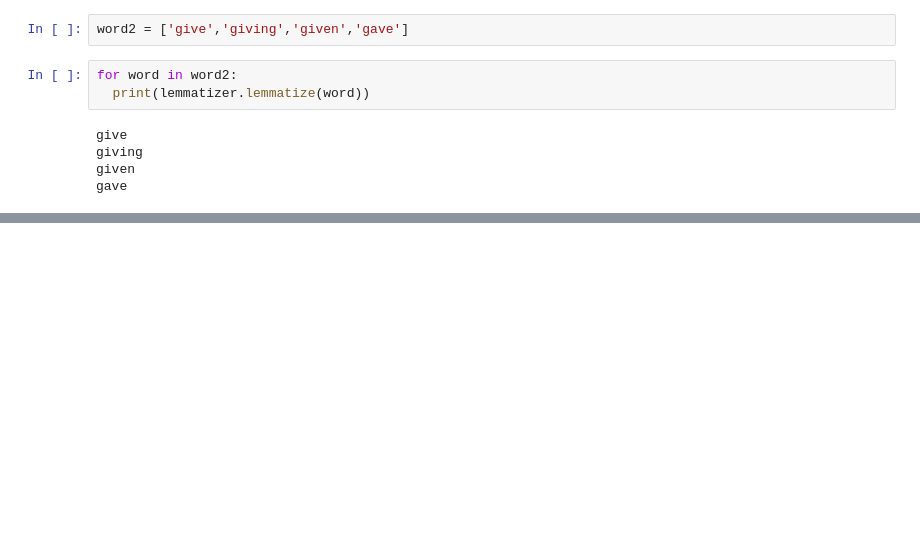
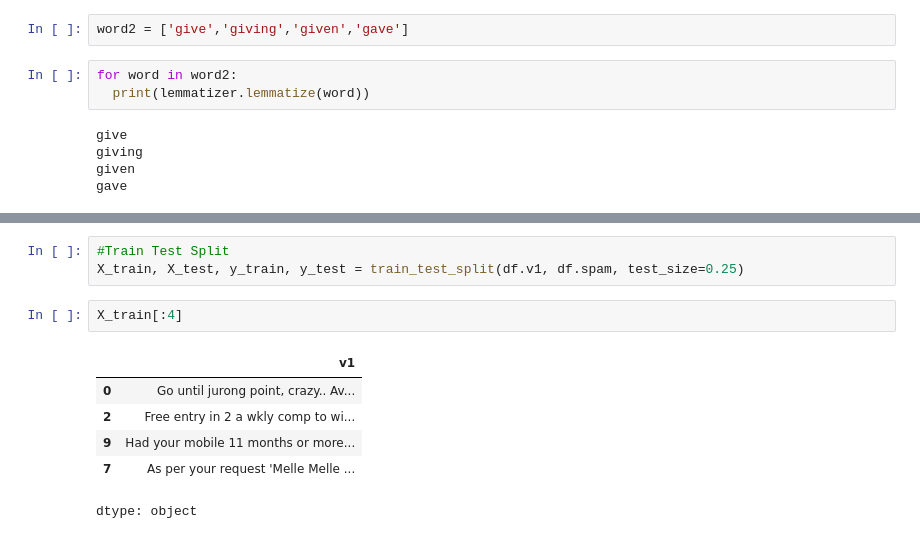
Before and after one commit to Aditya29051998/GenAI, a Jupyter notebook: Master_GENAI.ipynb, the cells around one changed output, grey strips where cells are left out. Saved outputs shown, nothing was run; the diff lists cells and outputs as text; blank space fills up the shorter version.

```diff
--- a/Master_GENAI.ipynb
+++ b/Master_GENAI.ipynb
@@ -168,0 +235,12 @@ gave
+# %%
+#Train Test Split
+X_train, X_test, y_train, y_test = train_test_split(df.v1, df.spam, test_size=0.25)
+# %%
+X_train[:4]
+# %% [output]
+|  | v1 |
+| 0 | Go until jurong point, crazy.. Av... |
+| 2 | Free entry in 2 a wkly comp to wi... |
+| 9 | Had your mobile 11 months or more... |
+| 7 | As per your request 'Melle Melle ... |
+dtype: object
```
Also changed, not shown: parts of 30 cells of this notebook.
